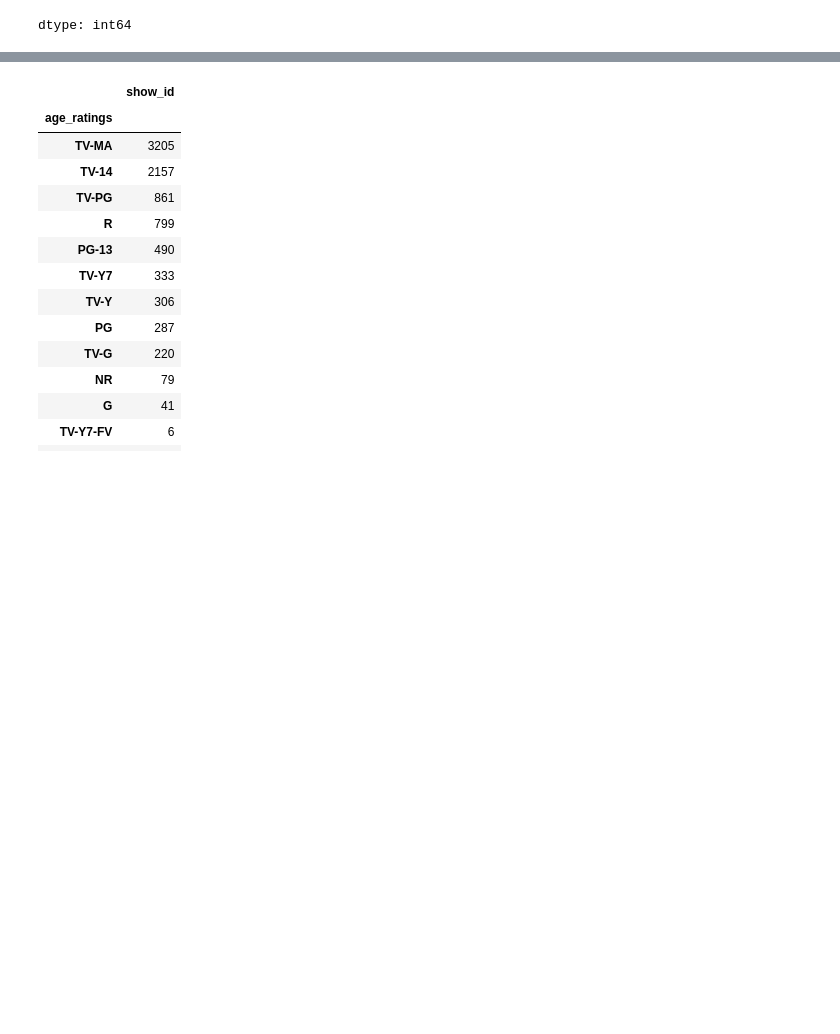
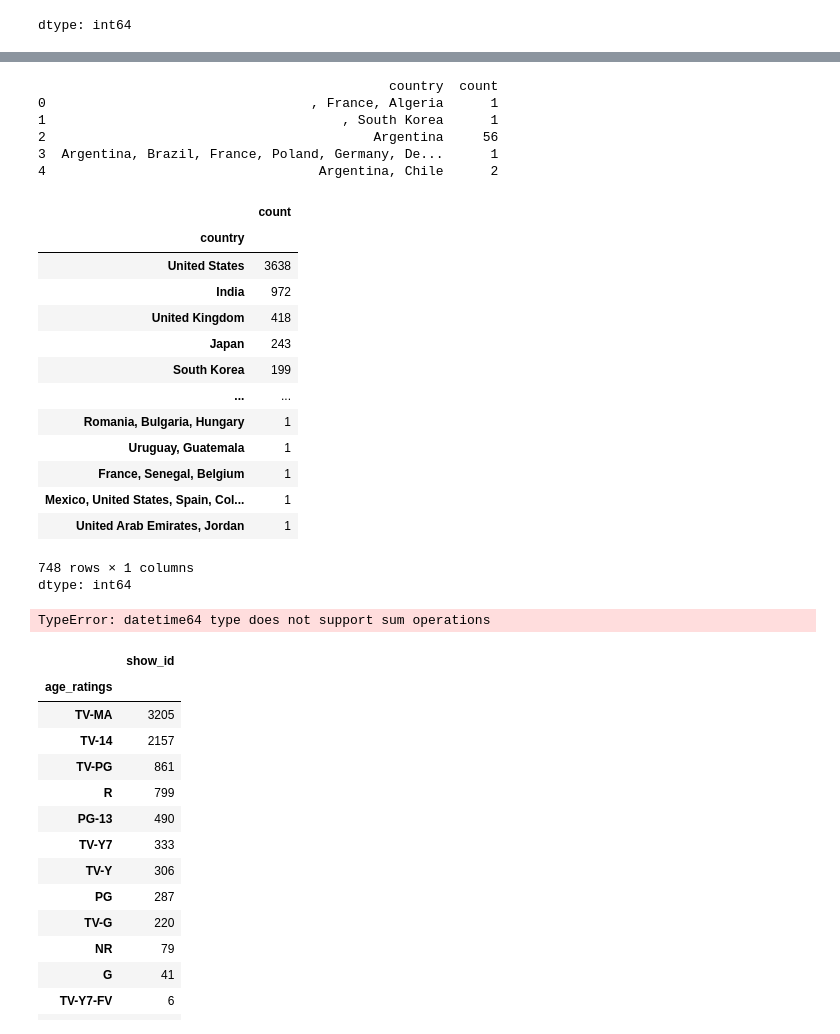
Before and after one commit to PatandyaW/Skripsikkk, a Jupyter notebook: Skripsik.ipynb, the cells around one changed output, grey strips where cells are left out. Cells and saved outputs as stored; diff of their text form; code cells hidden in the pictures; blank space fills up the shorter version.

```diff
--- a/Skripsik.ipynb
+++ b/Skripsik.ipynb
@@ -328,3 +285,52 @@ fig.show()
+# %%
+
+country_data = net_df.groupby('country').size().reset_index(name='count')
+
+# Display the prepared data
+print(country_data.head())
+# %% [output]
+                                             country  count
+0                                  , France, Algeria      1
+1                                      , South Korea      1
+2                                          Argentina     56
+3  Argentina, Brazil, France, Poland, Germany, De...      1
+4                                   Argentina, Chile      2
+# %%
+countrydfo = net_df['country'].value_counts()
+countrydfo
+# %% [output]
+|  | count |
+| country |  |
+| United States | 3638 |
+| India | 972 |
+| United Kingdom | 418 |
+| Japan | 243 |
+| South Korea | 199 |
+| ... | ... |
+| Romania, Bulgaria, Hungary | 1 |
+| Uruguay, Guatemala | 1 |
+| France, Senegal, Belgium | 1 |
+| Mexico, United States, Spain, Col... | 1 |
+| United Arab Emirates, Jordan | 1 |
+748 rows × 1 columns
+dtype: int64
+# %%
+
+countrydfo = net_df.groupby('country').sum().reset_index()
+
+fig = px.choropleth(
+    countrydfo,
+    locations='country',
+    locationmode='country names',
+    color='count',
+    hover_name='country',
+    color_continuous_scale='Blues',
+    title='Netflix Content by Country'
+)
+
+fig.show()
+# %% [output]
+TypeError: datetime64 type does not support sum operations
 # %%
 unique_titles_per_age_ratings = unnested_age_ratings.groupby('age_ratings')['show_id'].nunique()
 
```
Also changed, not shown: parts of 4 cells of this notebook.
